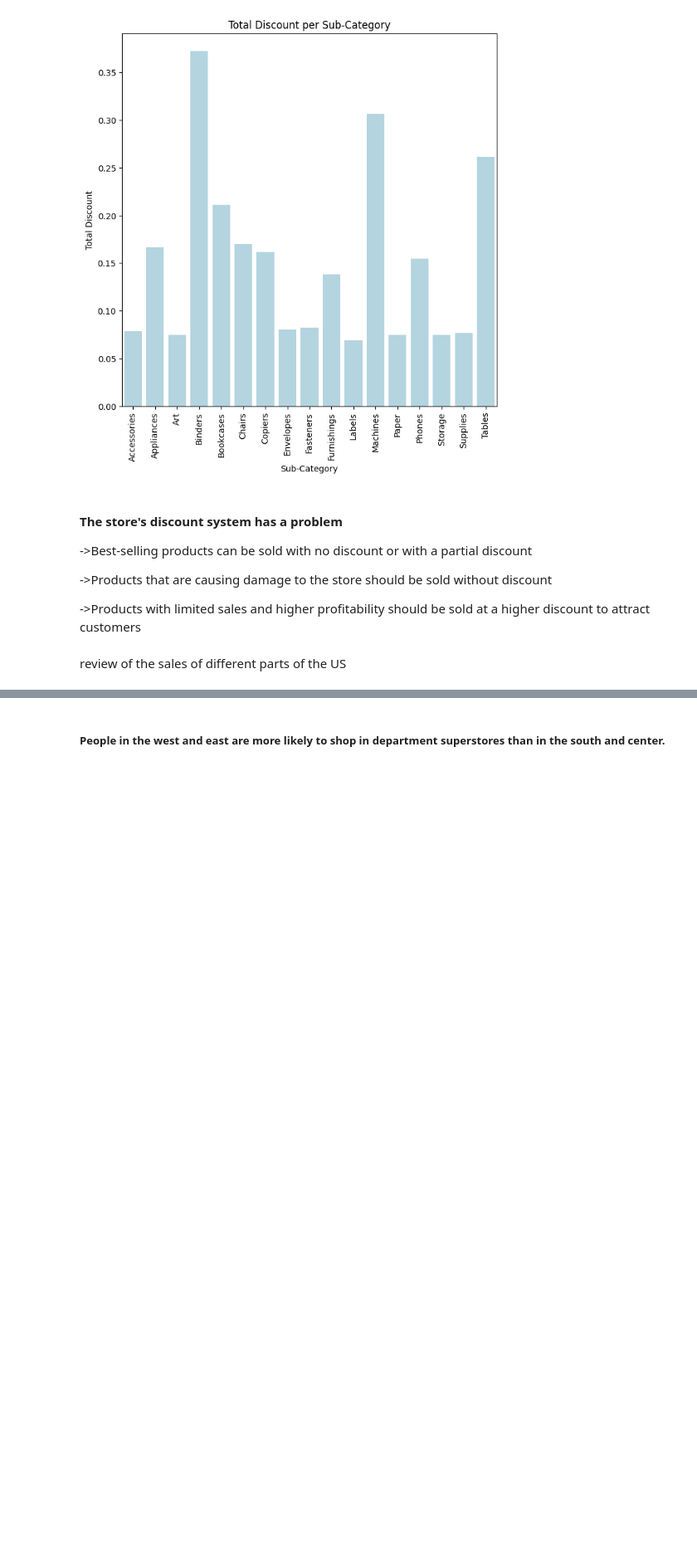
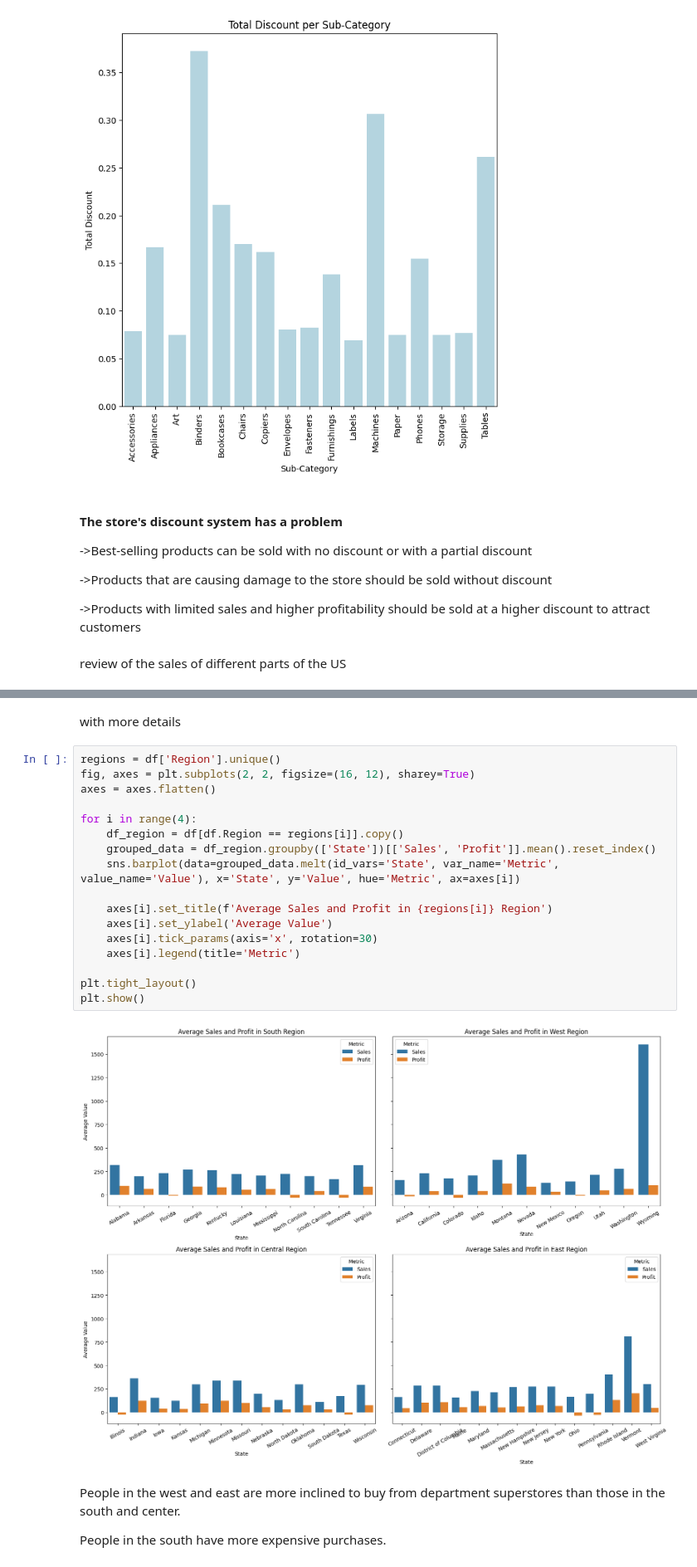
Before and after one commit to pouyaneh/Superstore-Sales, a Jupyter notebook: code.ipynb, the cells around one changed output, grey strips where cells are left out. Shown at 83% size. Saved outputs shown, nothing was run; the diff lists cells and outputs as text; blank space fills up the shorter version.

```diff
--- a/code.ipynb
+++ b/code.ipynb
@@ -219,2 +256,25 @@ plt.show()
+# %% [markdown]
+with more details
+# %%
+regions = df['Region'].unique()
+fig, axes = plt.subplots(2, 2, figsize=(16, 12), sharey=True)
+axes = axes.flatten()
+
+for i in range(4):
+    df_region = df[df.Region == regions[i]].copy()
+    grouped_data = df_region.groupby(['State'])[['Sales', 'Profit']].mean().reset_index()
+    sns.barplot(data=grouped_data.melt(id_vars='State', var_name='Metric', value_name='Value'), x='State', y='Value', hue='Metric', ax=axes[i])
+
+    axes[i].set_title(f'Average Sales and Profit in {regions[i]} Region')
+    axes[i].set_ylabel('Average Value')
+    axes[i].tick_params(axis='x', rotation=30)
+    axes[i].legend(title='Metric')
+
+plt.tight_layout()
+plt.show()
+# %% [output]
+[figure, added]
 # %% [markdown]
-<h5>People in the west and east are more likely to shop in department superstores than in the south and center.</h5>
+People in the west and east are more inclined to buy from department superstores than those in the south and center.
+
+People in the south have more expensive purchases.
```
Also changed, not shown: parts of 5 cells of this notebook.
